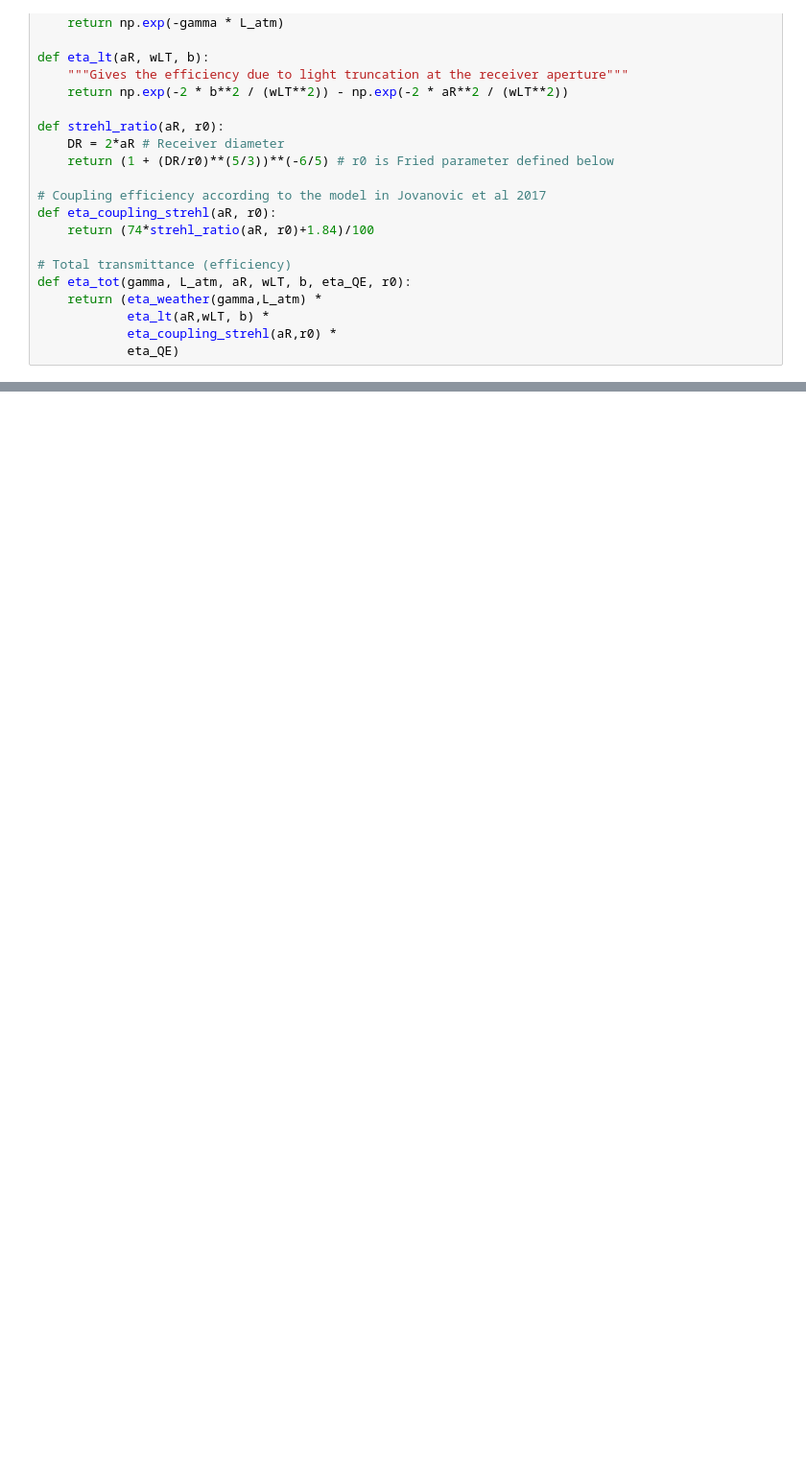
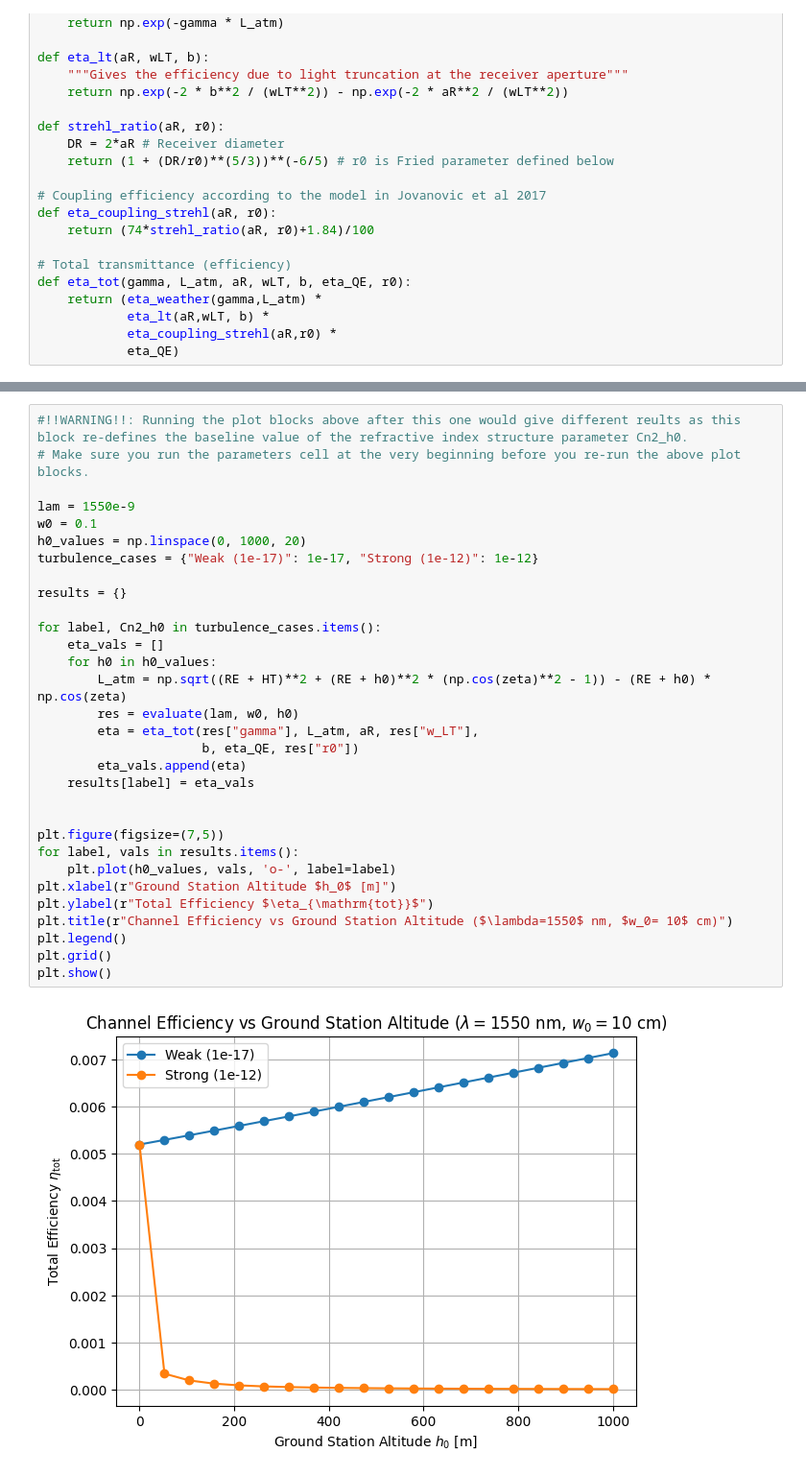
Before and after one commit to gehadibany/thesis_work, a Jupyter notebook: operational_parameters_selection.ipynb, the cells around one changed output, grey strips where cells are left out. Shown at 96% size. Cells and saved outputs as stored; diff of their text form; blank space fills up the shorter version.

```diff
--- a/operational_parameters_selection.ipynb
+++ b/operational_parameters_selection.ipynb
@@ -176,0 +232,33 @@ for r in results:
+# %%
+#!!WARNING!!: Running the plot blocks above after this one would give different reults as this block re-defines the baseline value of the refractive index structure parameter Cn2_h0.
+# Make sure you run the parameters cell at the very beginning before you re-run the above plot blocks.
+
+lam = 1550e-9
+w0 = 0.1
+h0_values = np.linspace(0, 1000, 20)
+turbulence_cases = {"Weak (1e-17)": 1e-17, "Strong (1e-12)": 1e-12}
+
+results = {}
+
+for label, Cn2_h0 in turbulence_cases.items():
+    eta_vals = []
+    for h0 in h0_values:
+        L_atm = np.sqrt((RE + HT)**2 + (RE + h0)**2 * (np.cos(zeta)**2 - 1)) - (RE + h0) * np.cos(zeta)
+        res = evaluate(lam, w0, h0)
+        eta = eta_tot(res["gamma"], L_atm, aR, res["w_LT"],
+                      b, eta_QE, res["r0"])
+        eta_vals.append(eta)
+    results[label] = eta_vals
+
+
+plt.figure(figsize=(7,5))
+for label, vals in results.items():
+    plt.plot(h0_values, vals, 'o-', label=label)
+plt.xlabel(r"Ground Station Altitude $h_0$ [m]")
+plt.ylabel(r"Total Efficiency $\eta_{\mathrm{tot}}$")
+plt.title(r"Channel Efficiency vs Ground Station Altitude ($\lambda=1550$ nm, $w_0= 10$ cm)")
+plt.legend()
+plt.grid()
+plt.show()
+# %% [output]
+[figure, added]
```
Also changed, not shown: parts of 5 cells of this notebook.
